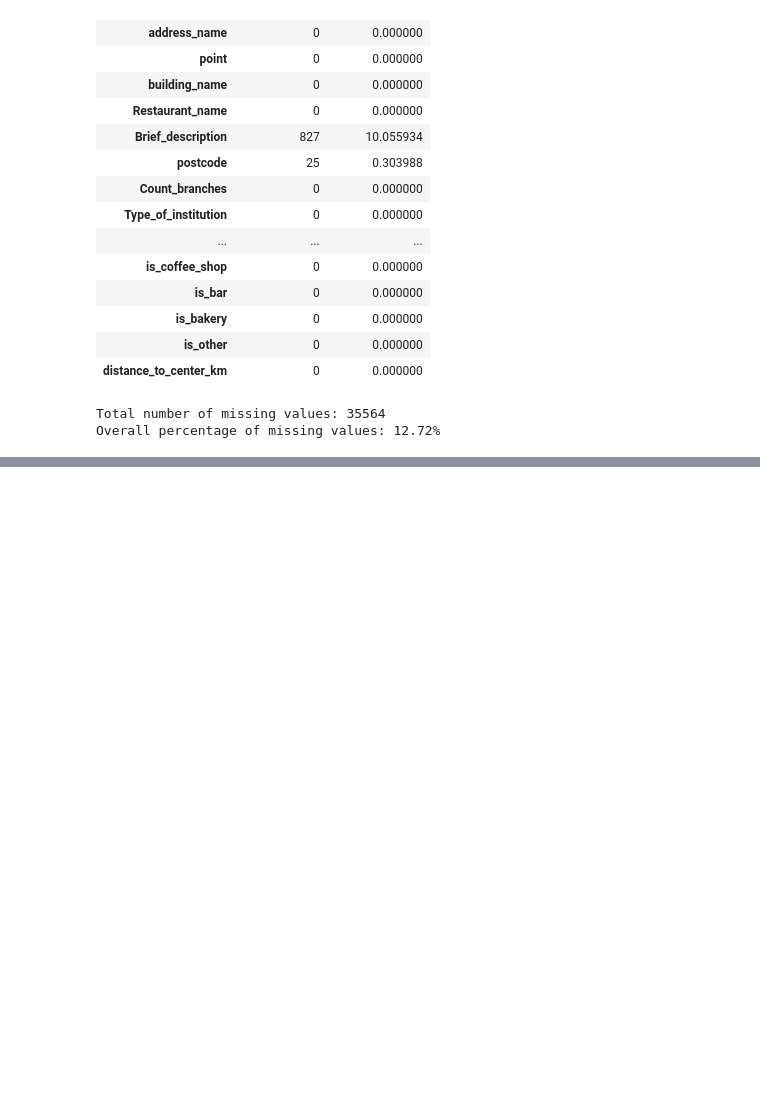
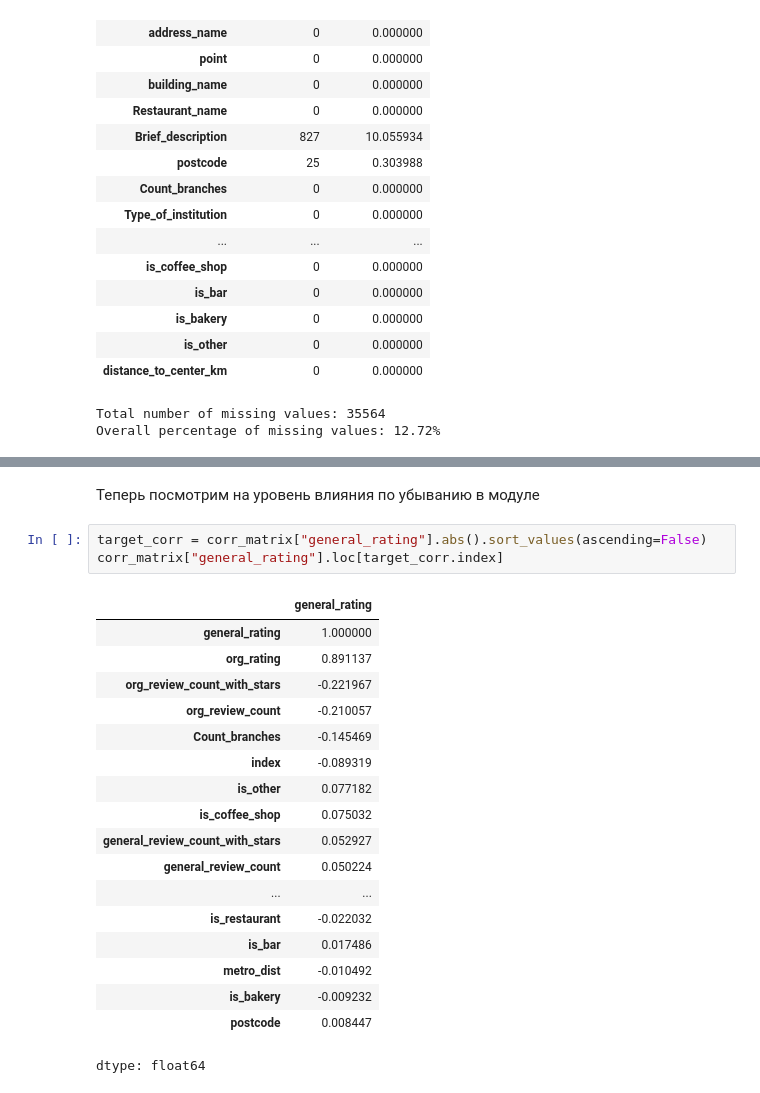
Before and after one commit to fdkovalevv/GP2, a Jupyter notebook: ГП_2_обработка_данных.ipynb, the cells around one changed output, grey strips where cells are left out. Cells and saved outputs as stored; diff of their text form; blank space fills up the shorter version.

```diff
--- a/ГП_2_обработка_данных.ipynb
+++ b/ГП_2_обработка_данных.ipynb
@@ -647,0 +660,24 @@ Overall percentage of missing values: 12.72%
+# %% [markdown]
+Теперь посмотрим на уровень влияния по убыванию в модуле
+# %%
+target_corr = corr_matrix["general_rating"].abs().sort_values(ascending=False)
+corr_matrix["general_rating"].loc[target_corr.index]
+# %% [output]
+|  | general_rating |
+| general_rating | 1.000000 |
+| org_rating | 0.891137 |
+| org_review_count_with_stars | -0.221967 |
+| org_review_count | -0.210057 |
+| Count_branches | -0.145469 |
+| index | -0.089319 |
+| is_other | 0.077182 |
+| is_coffee_shop | 0.075032 |
+| general_review_count_with_stars | 0.052927 |
+| general_review_count | 0.050224 |
+| ... | ... |
+| is_restaurant | -0.022032 |
+| is_bar | 0.017486 |
+| metro_dist | -0.010492 |
+| is_bakery | -0.009232 |
+| postcode | 0.008447 |
+dtype: float64
```
Also changed, not shown: parts of 2 cells of this notebook.
